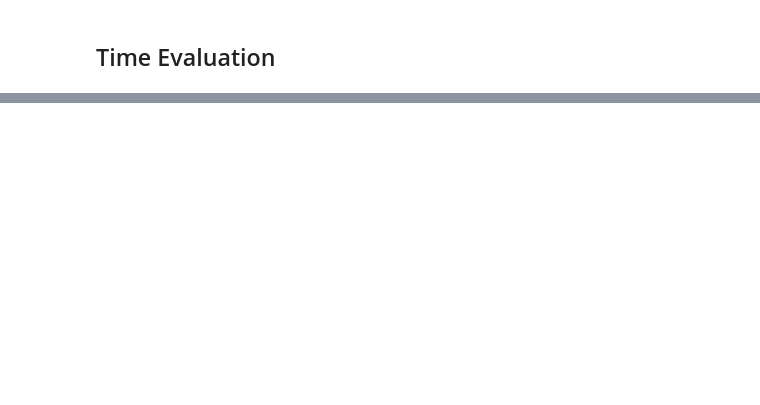
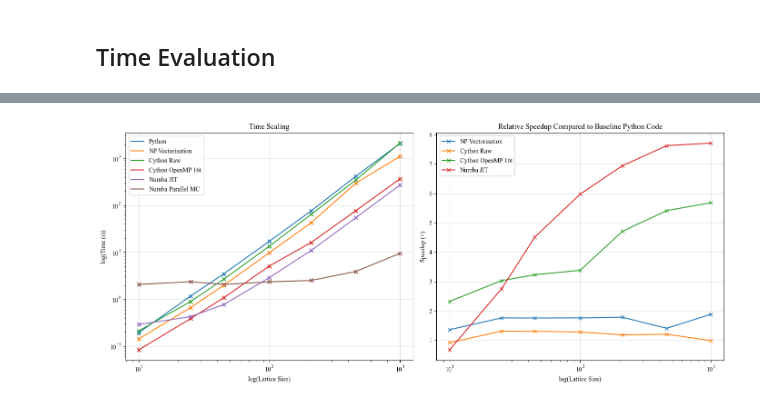
Before and after one commit to Viola03/accelerating_lebwhollasher, a Jupyter notebook: post_processing.ipynb, the cells around one changed output, grey strips where cells are left out. Saved outputs shown, nothing was run; the diff lists cells and outputs as text; code cells hidden in the pictures; blank space fills up the shorter version.

```diff
--- a/post_processing.ipynb
+++ b/post_processing.ipynb
@@ -141,0 +144,62 @@ plt.show()
+# %%
+# Calculate speedup for each optimized method
+speedup_data = {
+    'Size': df['Size'],
+    'NP Vectorisation': df['Time'] / npvector['Time'],
+    'Cython Raw': df['Time'] / cythonrawdf['Time'],
+    'Cython OpenMP': df['Time'] / cythonfull['Time'],
+    'Numba JIT': df['Time'] / numbaj['Time'],
+    'Numba Parallel MC': df['Time'] / numbapMC['Time']
+}
+speedup_df = pd.DataFrame(speedup_data)
+
+fig, (ax1, ax2) = plt.subplots(1, 2, figsize=(14, 6))
+
+# First subplot for time scaling
+ax1.scatter(df['Size'], df['Time'], marker='x')
+ax1.plot(df['Size'], df['Time'], label='Python')
+
+ax1.scatter(npvector['Size'], npvector['Time'], marker='x')
+ax1.plot(npvector['Size'], npvector['Time'], label='NP Vectorisation')
+
+ax1.scatter(cythonrawdf['Size'], cythonrawdf['Time'], marker='x')
+ax1.plot(cythonrawdf['Size'], cythonrawdf['Time'], label='Cython Raw')
+
+ax1.scatter(cythonfull['Size'], cythonfull['Time'], marker='x')
+ax1.plot(cythonfull['Size'], cythonfull['Time'], label='Cython OpenMP 16t')
+
+ax1.scatter(numbaj['Size'], numbaj['Time'], marker='x')
+ax1.plot(numbaj['Size'], numbaj['Time'], label='Numba JIT')
+
+ax1.scatter(numbapMC['Size'], numbapMC['Time'], marker='x')
+ax1.plot(numbapMC['Size'], numbapMC['Time'], label='Numba Parallel MC')
+
+# Formatting for first subplot
+ax1.set_yscale('log')
+ax1.set_xscale('log')
+ax1.set_title('Time Scaling')
+ax1.set_xlabel('log(Lattice Size)')
+ax1.set_ylabel('log(Time (s))')
+ax1.grid(True, alpha=0.4)
+ax1.legend()
+
+# Second subplot for speedup
+ax2.plot(speedup_df['Size'], speedup_df['NP Vectorisation'], label='NP Vectorisation', marker='x')
+ax2.plot(speedup_df['Size'], speedup_df['Cython Raw'], label='Cython Raw', marker='x')
+ax2.plot(speedup_df['Size'], speedup_df['Cython OpenMP'], label='Cython OpenMP 16t', marker='x')
+ax2.plot(speedup_df['Size'], speedup_df['Numba JIT'], label='Numba JIT', marker='x')
+#ax2.plot(speedup_df['Size'], speedup_df['Numba Parallel MC'], label='Numba Parallel MC', marker='o')
+
+# Formatting for second subplot
+ax2.set_title('Relative Speedup Compared to Baseline Python Code')
+ax2.set_xlabel('log(Lattice Size)')
+ax2.set_ylabel('Speedup (×)')
+ax2.set_xscale('log')
+ax2.grid(True, alpha=0.4)
+ax2.legend()
+
+# Show the plots
+plt.tight_layout()
+plt.show()
+# %% [output]
+[figure, added]
```
Also changed, not shown: parts of 4 cells of this notebook, 1 other file.
